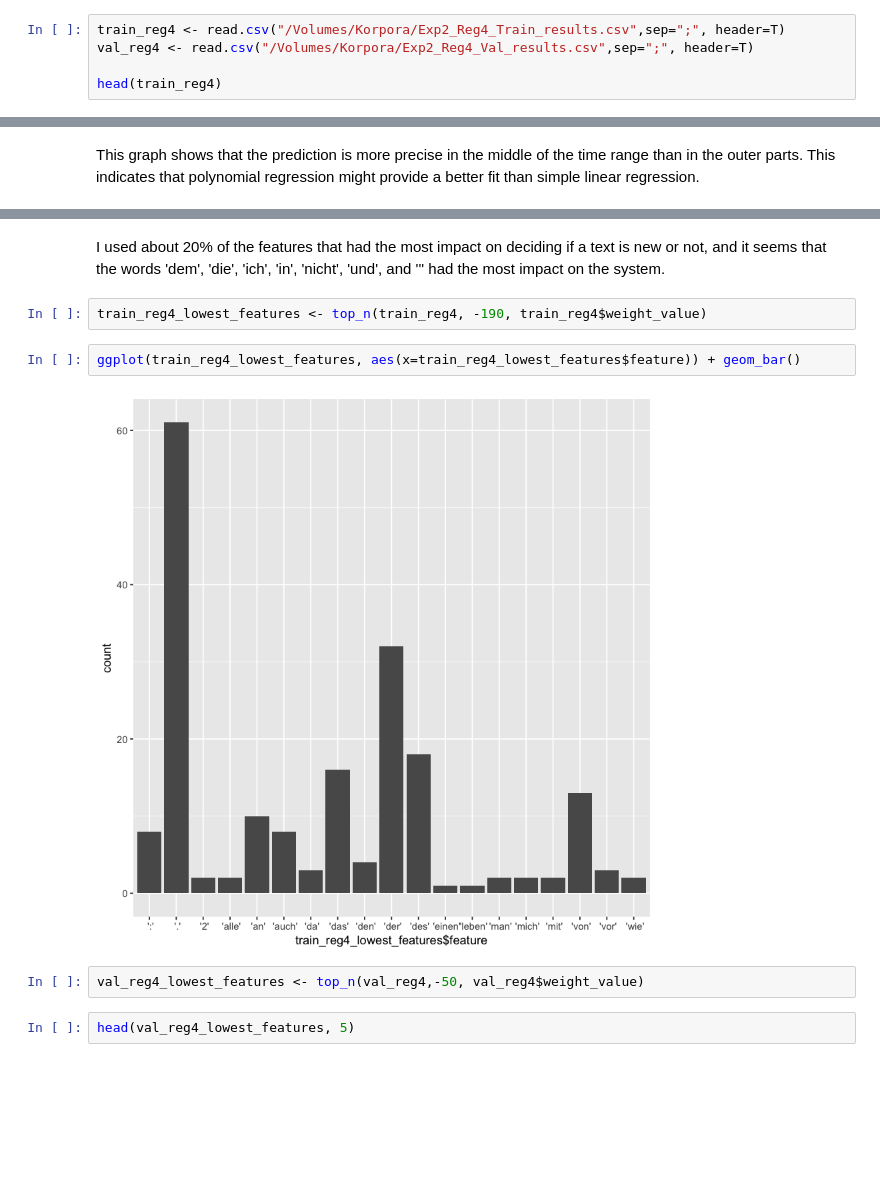
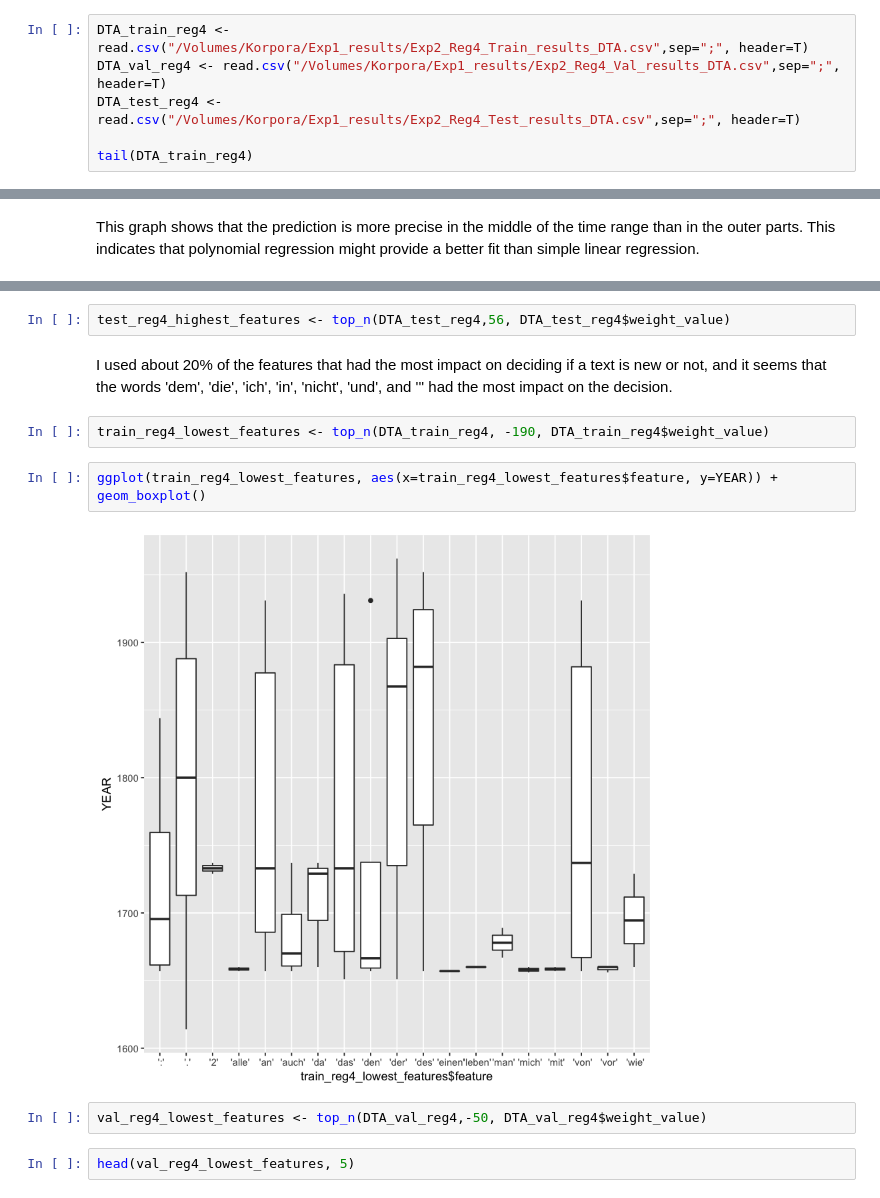
Before and after one commit to DianaLaura/MasterThesis, a Jupyter notebook: Notebooks_Experiments/Exp1b_Analyis.ipynb, the cells around one changed output, grey strips where cells are left out. Saved outputs shown, nothing was run; the diff lists cells and outputs as text; blank space fills up the shorter version.

```diff
--- a/Notebooks_Experiments/Exp1b_Analyis.ipynb
+++ b/Notebooks_Experiments/Exp1b_Analyis.ipynb
@@ -31,8 +31,9 @@ Number of features: 215
 
 Feature selection criteria: Only use features that occur in 800 of 899 documents
 # %%
-train_reg4 <- read.csv("/Volumes/Korpora/Exp2_Reg4_Train_results.csv",sep=";", header=T)
-val_reg4 <- read.csv("/Volumes/Korpora/Exp2_Reg4_Val_results.csv",sep=";", header=T)
+DTA_train_reg4 <- read.csv("/Volumes/Korpora/Exp1_results/Exp2_Reg4_Train_results_DTA.csv",sep=";", header=T)
+DTA_val_reg4 <- read.csv("/Volumes/Korpora/Exp1_results/Exp2_Reg4_Val_results_DTA.csv",sep=";", header=T)
+DTA_test_reg4 <- read.csv("/Volumes/Korpora/Exp1_results/Exp2_Reg4_Test_results_DTA.csv",sep=";", header=T)
 
-head(train_reg4)
+tail(DTA_train_reg4)
 # %% [output]
@@ -120,13 +164,15 @@ ggplot(val_reg4_highest_features, aes(x=val_reg4_highest_features$feature)) + ge
+# %%
+test_reg4_highest_features <- top_n(DTA_test_reg4,56, DTA_test_reg4$weight_value)
 # %% [markdown]
-I used about 20% of the features that had the most impact on deciding if a text is new or not, and it seems that the words 'dem', 'die', 'ich', 'in', 'nicht', 'und', and ''' had the most impact on the system.
+I used about 20% of the features that had the most impact on deciding if a text is new or not, and it seems that the words 'dem', 'die', 'ich', 'in', 'nicht', 'und', and ''' had the most impact on the decision.
 # %%
-train_reg4_lowest_features <- top_n(train_reg4, -190, train_reg4$weight_value)
+train_reg4_lowest_features <- top_n(DTA_train_reg4, -190, DTA_train_reg4$weight_value)
 # %%
-ggplot(train_reg4_lowest_features, aes(x=train_reg4_lowest_features$feature)) + geom_bar()
+ggplot(train_reg4_lowest_features, aes(x=train_reg4_lowest_features$feature, y=YEAR)) + geom_boxplot()
 # %% [output]
-[figure, old version]
+[figure, new version]
 # %%
-val_reg4_lowest_features <- top_n(val_reg4,-50, val_reg4$weight_value)
+val_reg4_lowest_features <- top_n(DTA_val_reg4,-50, DTA_val_reg4$weight_value)
 # %%
 head(val_reg4_lowest_features, 5)
 # %% [output]
```
Also changed, not shown: parts of 51 cells of this notebook, 4 other files.
